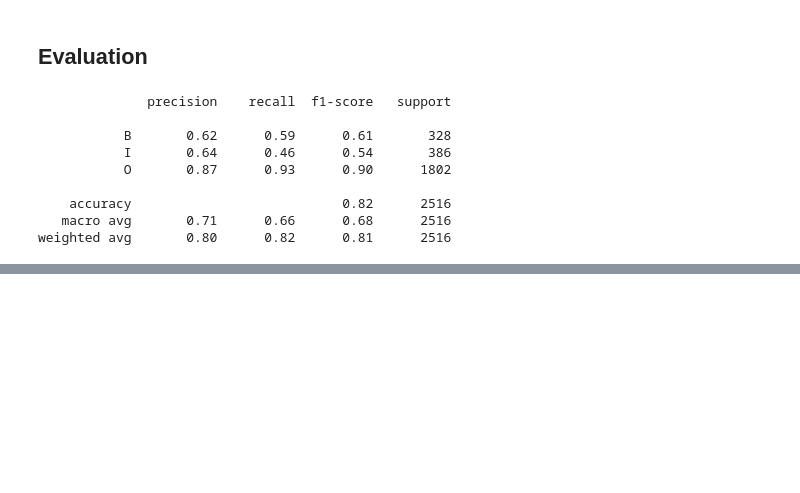
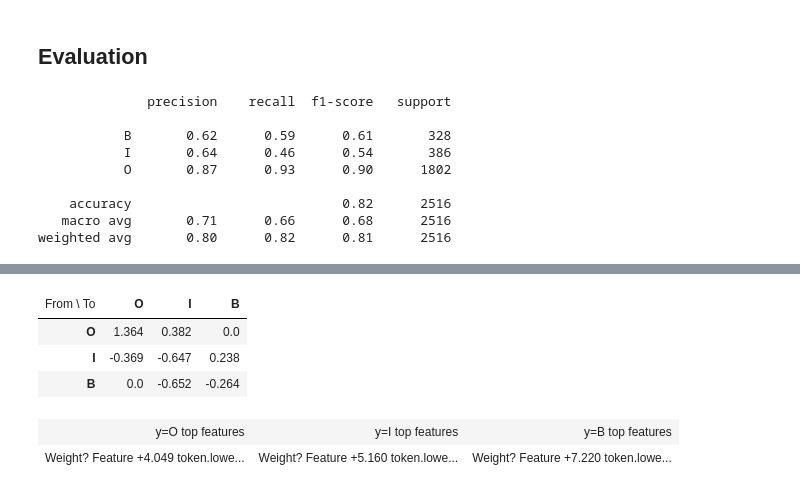
Before and after one commit to MathildeAguiar/terminology_project, a Jupyter notebook: baseline/Baseline.ipynb, the cells around one changed output, grey strips where cells are left out. Saved outputs shown, nothing was run; the diff lists cells and outputs as text; code cells hidden in the pictures; blank space fills up the shorter version.

Commit message:
inspect model weights

```diff
--- a/baseline/Baseline.ipynb
+++ b/baseline/Baseline.ipynb
@@ -38,7 +38,8 @@ from sklearn.model_selection import cross_val_predict, cross_val_score
 # %% [markdown]
 ## Data Loading
 # %%
-path = r'/home/user/Documents/GitHub/UL-labs/M2/2022-2023/Ontologies_and_Terminologies/Terminology/terminology-project-2022/curated/training_data' # use your path
+# train_df data loading
+path = r'/home/user/Documents/GitHub/terminology_project/data/training_data' # use your path
 all_files = glob.glob(path + "/*.final")
 
 list = []
@@ -50,7 +51,8 @@ for filename in all_files:
 
 train_df = pd.concat(list, axis=0, ignore_index=True)
 # %%
-path = r'/home/user/Documents/GitHub/UL-labs/M2/2022-2023/Ontologies_and_Terminologies/Terminology/terminology-project-2022/curated/test_data' # use your path
+# test_df data loading
+path = r'/home/user/Documents/GitHub/terminology_project/data/test_data' # use your path
 all_files = glob.glob(path + "/*.final")
 
 list = []
@@ -62,7 +64,8 @@ for filename in all_files:
 
 test_df = pd.concat(list, axis=0, ignore_index=True)
 # %%
-path = r'/home/user/Documents/GitHub/UL-labs/M2/2022-2023/Ontologies_and_Terminologies/Terminology/terminology-project-2022/curated/dev_data' # use your path
+# dev_df data loading
+path = r'/home/user/Documents/GitHub/terminology_project/data/dev_data' # use your path
 all_files = glob.glob(path + "/*.final")
 
 list = []
@@ -308,3 +312,13 @@ matrix.set(xlabel='predicted', ylabel='actual')
 # %% [output]
 [Text(0.5, 19.049999999999997, 'predicted'), Text(46.25, 0.5, 'actual')]
 [drawing not drawn]
+# %%
+#Inspect model weights
+eli5.show_weights(crf, top=10, targets=['O', 'I', 'B'])
+# %% [output]
+| From \ To | O | I | B |
+| O | 1.364 | 0.382 | 0.0 |
+| I | -0.369 | -0.647 | 0.238 |
+| B | 0.0 | -0.652 | -0.264 |
+| y=O top features | y=I top features | y=B top features |
+| Weight? Feature +4.049 token.lowe... | Weight? Feature +5.160 token.lowe... | Weight? Feature +7.220 token.lowe... |
```
Also changed, not shown: parts of 1 cell of this notebook.
